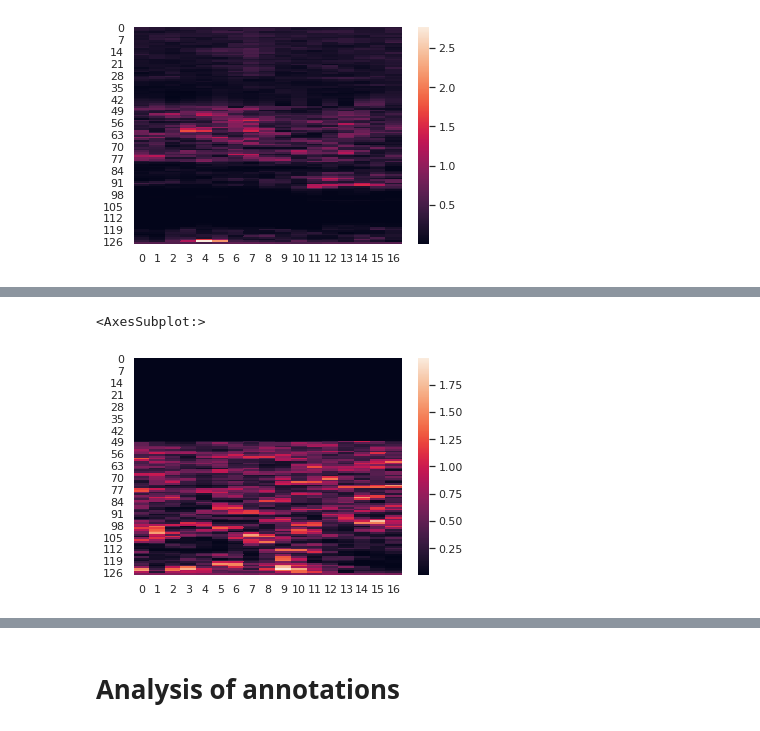
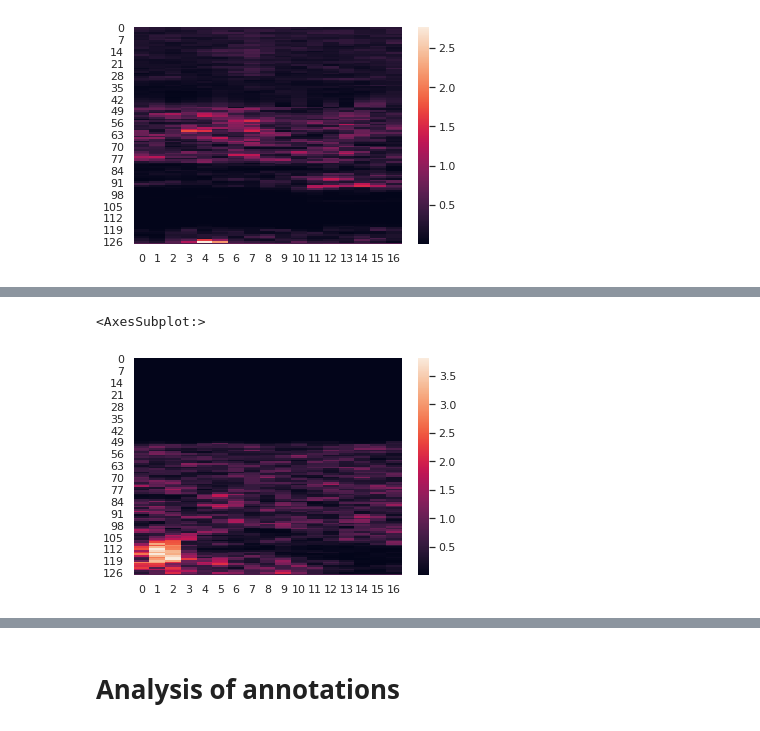
Before and after one commit to johnmartinsson/soundscape-analysis, a Jupyter notebook: few_shot_learning/notebooks/dcase_few_shot_bioacoustic_data_analysis.ipynb, the cells around one changed output, grey strips where cells are left out. Cells and saved outputs as stored; diff of their text form; code cells hidden in the pictures.

```diff
--- a/few_shot_learning/notebooks/dcase_few_shot_bioacoustic_data_analysis.ipynb
+++ b/few_shot_learning/notebooks/dcase_few_shot_bioacoustic_data_analysis.ipynb
@@ -15,7 +15,7 @@ if module_path not in sys.path:
 
 import datasets.dcase_few_shot_bioacoustic as util
 # %%
-hdf_eval = h5py.File('../data/dcase_few_shot_bioacoustic/hfiles/val/a1.h5', 'r')
+hdf_eval = h5py.File('/home/willbo/data/dcase/features/hfiles/val/a1.h5', 'r')
 # %%
 hdf_eval.keys()
 # %% [output]
@@ -37,5 +48,5 @@ sns.heatmap(np.flipud(np.transpose(hdf_eval['feat_pos'][5])))
 # %%
-sns.heatmap(np.flipud(np.transpose(hdf_eval['feat_neg'][10])))
+sns.heatmap(np.flipud(np.transpose(hdf_eval['feat_neg'][5])))
 # %% [output]
 <AxesSubplot:>
-[figure, old version]
+[figure, new version]
```
Also changed, not shown: parts of 5 cells of this notebook, 31 other files.
